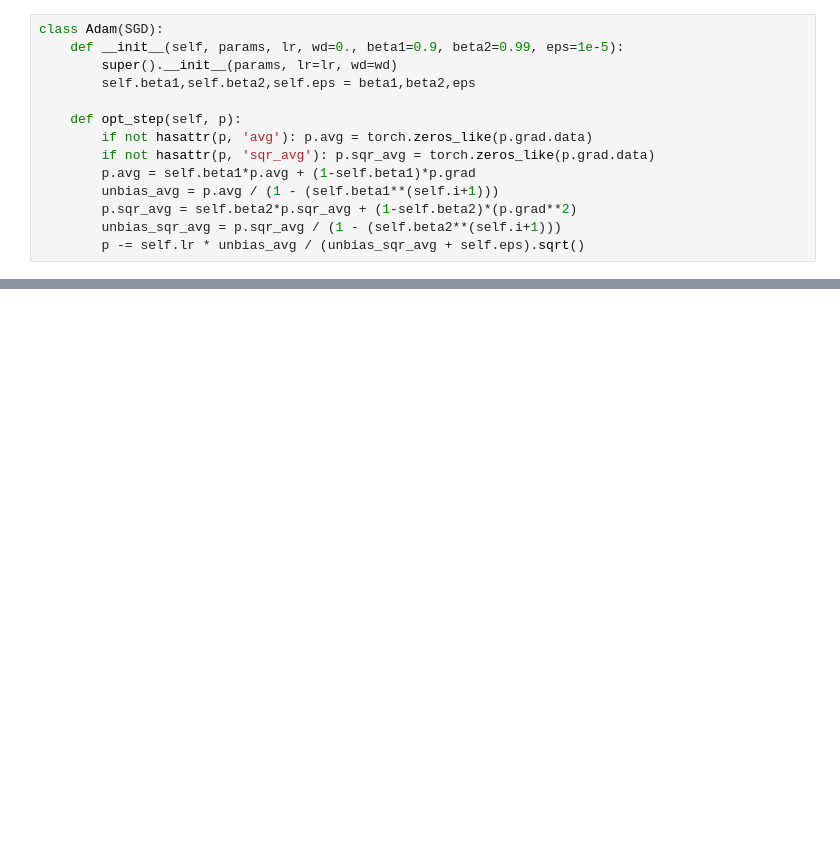
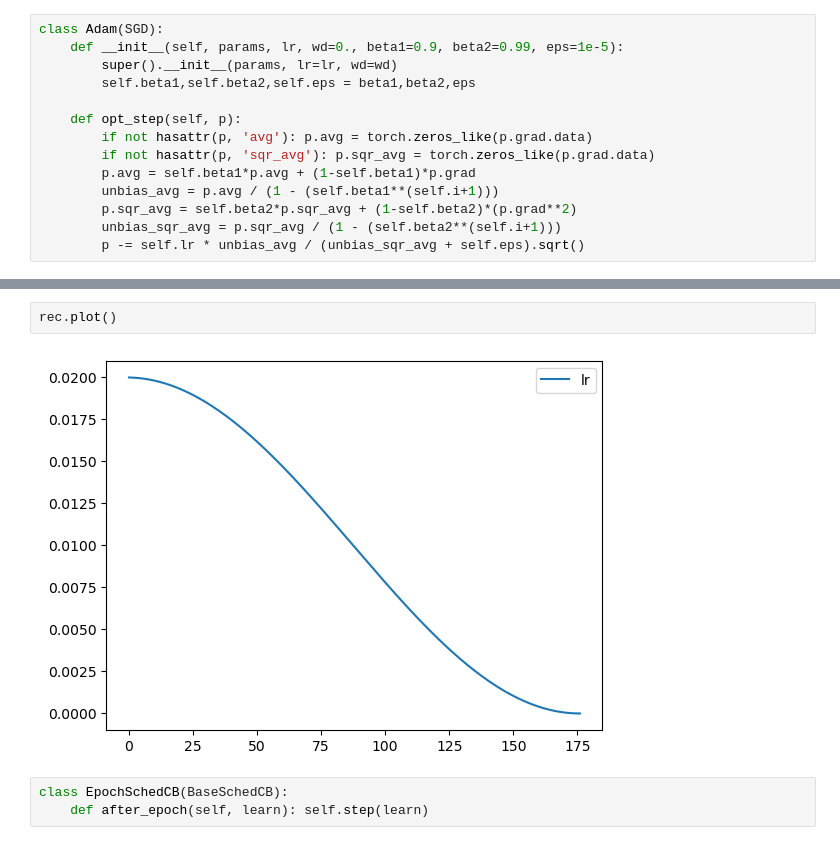
Before and after one commit to HaoES/fastwakthru, a Jupyter notebook: nbs/12_accel_sgd.ipynb, the cells around one changed output, grey strips where cells are left out. Saved outputs shown, nothing was run; the diff lists cells and outputs as text; blank space fills up the shorter version.

```diff
--- a/nbs/12_accel_sgd.ipynb
+++ b/nbs/12_accel_sgd.ipynb
@@ -205,0 +344,7 @@ learn.fit(3)
+# %%
+rec.plot()
+# %% [output]
+[figure, added]
+# %%
+class EpochSchedCB(BaseSchedCB):
+    def after_epoch(self, learn): self.step(learn)
```
Also changed, not shown: parts of 37 cells of this notebook, 7 other files.
